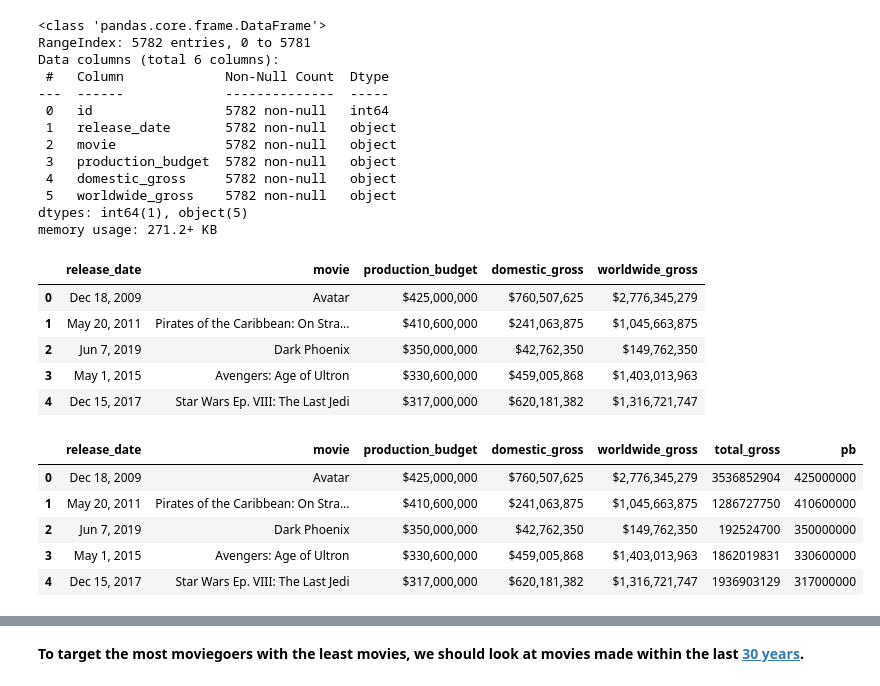
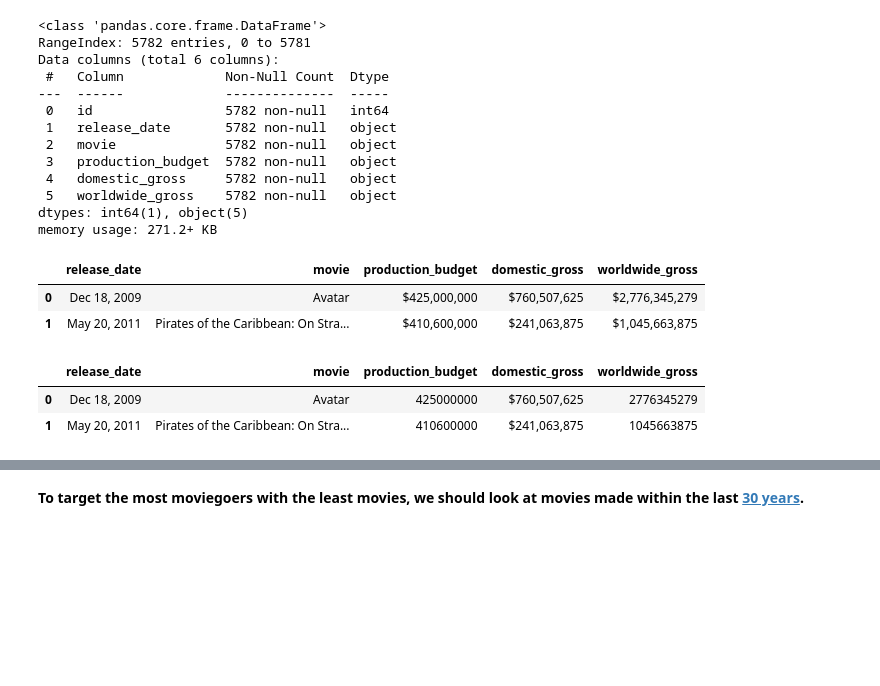
Before and after one commit to bkokin/semester_1_capstone, a Jupyter notebook: exploratory_work/hanwen_exploratory.ipynb, the cells around one changed output, grey strips where cells are left out. Cells and saved outputs as stored; diff of their text form; code cells hidden in the pictures; blank space fills up the shorter version.

```diff
--- a/exploratory_work/hanwen_exploratory.ipynb
+++ b/exploratory_work/hanwen_exploratory.ipynb
@@ -218,27 +142,19 @@ memory usage: 271.2+ KB
 # %%
 budget_df.drop(columns=['id'], inplace=True)
 # %%
-budget_df.head()
+budget_df.head(2)
 # %% [output]
 |  | release_date | movie | production_budget | domestic_gross | worldwide_gross |
 | 0 | Dec 18, 2009 | Avatar | $425,000,000 | $760,507,625 | $2,776,345,279 |
 | 1 | May 20, 2011 | Pirates of the Caribbean: On Stra... | $410,600,000 | $241,063,875 | $1,045,663,875 |
-| 2 | Jun 7, 2019 | Dark Phoenix | $350,000,000 | $42,762,350 | $149,762,350 |
-| 3 | May 1, 2015 | Avengers: Age of Ultron | $330,600,000 | $459,005,868 | $1,403,013,963 |
-| 4 | Dec 15, 2017 | Star Wars Ep. VIII: The Last Jedi | $317,000,000 | $620,181,382 | $1,316,721,747 |
 # %%
-budget_df['total_gross'] = budget_df['domestic_gross'].str.lstrip('$').str.replace(',', '').astype(np.int64) + budget_df['worldwide_gross'].str.lstrip('$').str.replace(',', '').astype(np.int64)
+budget_df['worldwide_gross'] = budget_df['worldwide_gross'].str.lstrip('$').str.replace(',', '').astype(np.int64)
 # %%
-budget_df['both_gross'] = budget_df.worldwide_gross.str.lstrip('$').str.replace(',', '').astype(np.int64)
+budget_df['production_budget'] = budget_df['production_budget'].str.lstrip('$').str.replace(',', '').astype(np.int64)
-# %%
-budget_df['pb'] = budget_df['production_budget'].str.lstrip('$').str.replace(',', '').astype(np.int64)
 # %%
-budget_df.head()
+budget_df.head(2)
 # %% [output]
-|  | release_date | movie | production_budget | domestic_gross | worldwide_gross | total_gross | pb |
-| 0 | Dec 18, 2009 | Avatar | $425,000,000 | $760,507,625 | $2,776,345,279 | 3536852904 | 425000000 |
-| 1 | May 20, 2011 | Pirates of the Caribbean: On Stra... | $410,600,000 | $241,063,875 | $1,045,663,875 | 1286727750 | 410600000 |
-| 2 | Jun 7, 2019 | Dark Phoenix | $350,000,000 | $42,762,350 | $149,762,350 | 192524700 | 350000000 |
-| 3 | May 1, 2015 | Avengers: Age of Ultron | $330,600,000 | $459,005,868 | $1,403,013,963 | 1862019831 | 330600000 |
-| 4 | Dec 15, 2017 | Star Wars Ep. VIII: The Last Jedi | $317,000,000 | $620,181,382 | $1,316,721,747 | 1936903129 | 317000000 |
+|  | release_date | movie | production_budget | domestic_gross | worldwide_gross |
+| 0 | Dec 18, 2009 | Avatar | 425000000 | $760,507,625 | 2776345279 |
+| 1 | May 20, 2011 | Pirates of the Caribbean: On Stra... | 410600000 | $241,063,875 | 1045663875 |
 # %%
```
Also changed, not shown: parts of 79 cells of this notebook.
